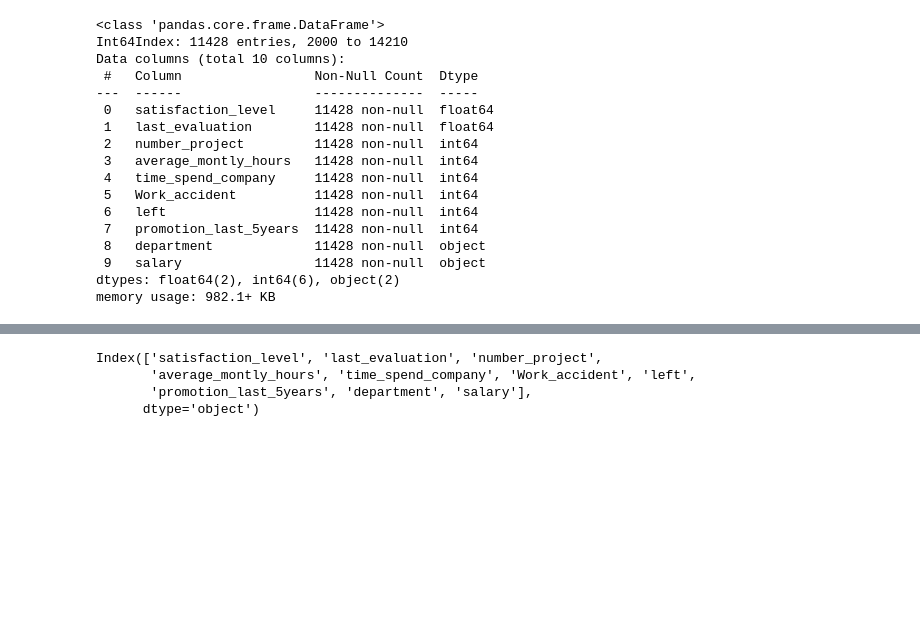
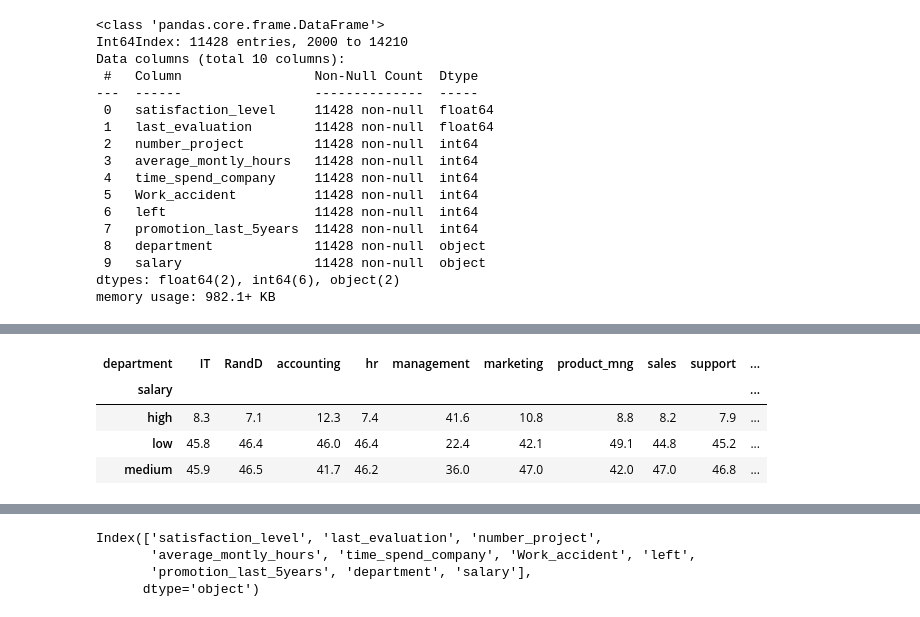
Before and after one commit to Kira1908/homework, a Jupyter notebook: FINAL_HW.ipynb, the cells around one changed output, grey strips where cells are left out. Saved outputs shown, nothing was run; the diff lists cells and outputs as text; code cells hidden in the pictures; blank space fills up the shorter version.

```diff
--- a/FINAL_HW.ipynb
+++ b/FINAL_HW.ipynb
@@ -200,0 +247,9 @@ memory usage: 982.1+ KB
+# %%
+hr100 = hr[(hr['left'] == 0)].pivot_table(
+    index = 'department',
+    columns = 'salary',
+    values = 'time_spend_company',
+    aggfunc = len,
+    margins = False)
+
+hr100
@@ -200,0 +291,8 @@ memory usage: 982.1+ KB
+# %%
+hr100.T.groupby(['salary']).sum().transform(lambda x: x/np.sum(x)*100).round(1)
+# %% [output]
+| department | IT | RandD | accounting | hr | management | marketing | product_mng | sales | support | ... |
+| salary |  |  |  |  |  |  |  |  |  | ... |
+| high | 8.3 | 7.1 | 12.3 | 7.4 | 41.6 | 10.8 | 8.8 | 8.2 | 7.9 | ... |
+| low | 45.8 | 46.4 | 46.0 | 46.4 | 22.4 | 42.1 | 49.1 | 44.8 | 45.2 | ... |
+| medium | 45.9 | 46.5 | 41.7 | 46.2 | 36.0 | 47.0 | 42.0 | 47.0 | 46.8 | ... |
```
Also changed, not shown: parts of 57 cells of this notebook.
